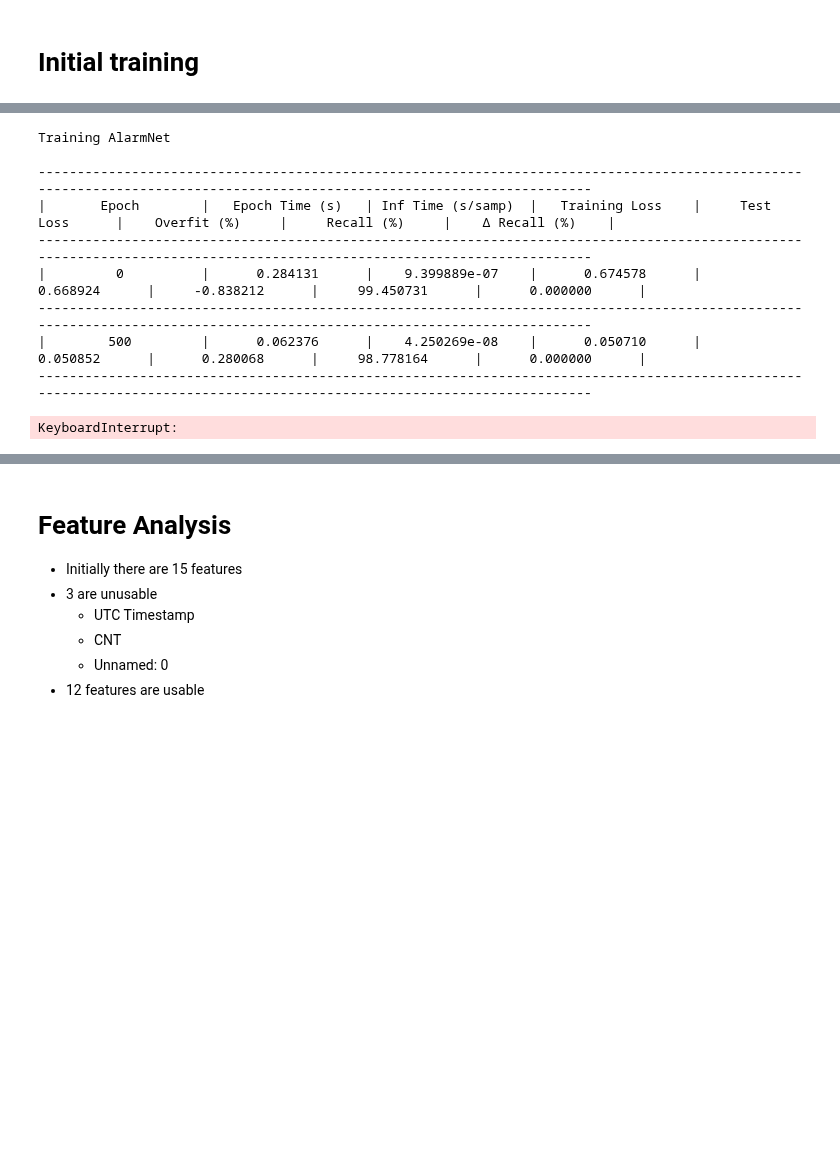
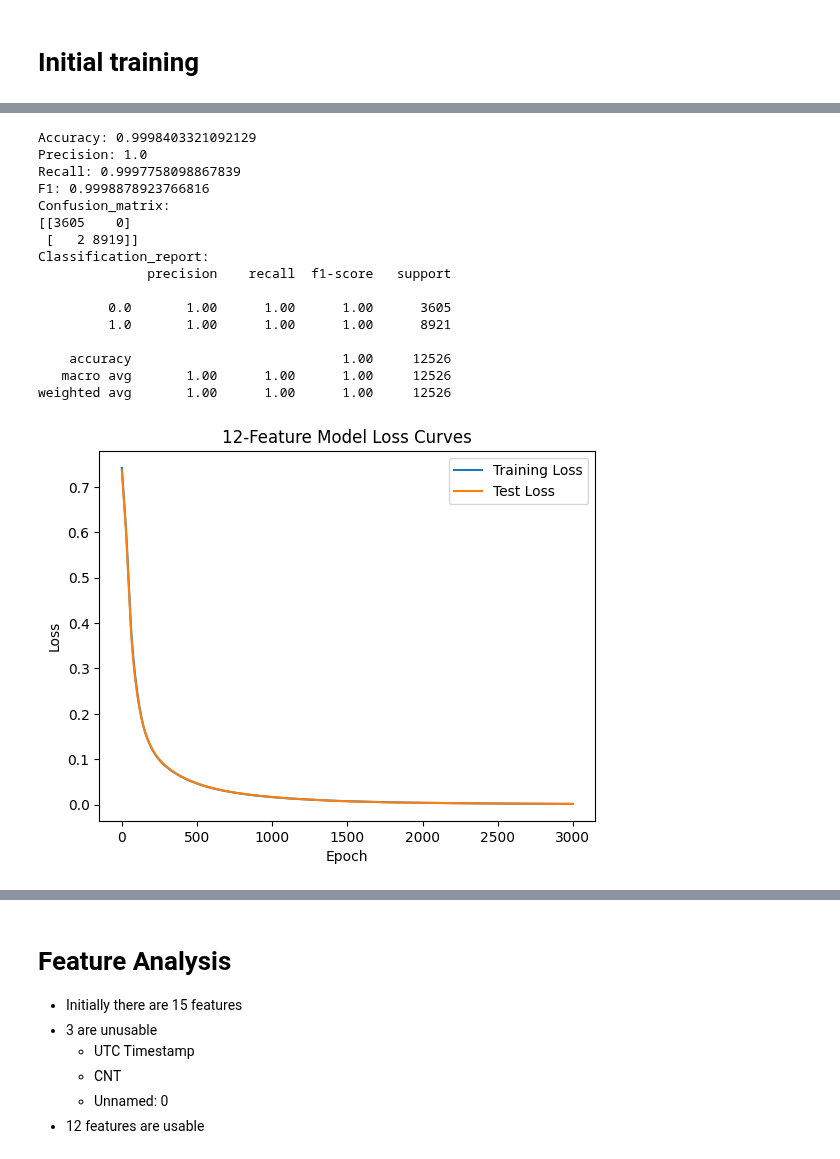
Before and after one commit to jaskinkabir/Intro_ML_Project, a Jupyter notebook: Proj.ipynb, the cells around one changed output, grey strips where cells are left out. Cells and saved outputs as stored; diff of their text form; code cells hidden in the pictures; blank space fills up the shorter version.

```diff
--- a/Proj.ipynb
+++ b/Proj.ipynb
@@ -33,46 +30,56 @@ The autoreload extension is already loaded. To reload it, use:
 # %%
 from alarmnetclass import AlarmNet
 import torch
 from torch import nn
+device = torch.device('cuda' if torch.cuda.is_available() else 'cpu')
+retrain = False
+if retrain:
+    full_model = AlarmNet(
+        num_features=X_train_raw.shape[1],
+        activation = nn.ReLU,
+        hidden_layers=[64, 32]
 
-device = 'cuda' if torch.cuda.is_available() else 'cpu'
-full_model = AlarmNet(
-    num_features=X_train_raw.shape[1],
-    activation = nn.ReLU,
-    hidden_layers=[64, 32]
+    ).to(device)
+    X_train_raw_device = torch.tensor(X_train_raw).float().to(device)
+    X_test_raw_device = torch.tensor(X_test_raw).float().to(device)
+    Y_train_raw_device = torch.tensor(Y_train_raw).float().view(-1, 1).to(device)
+    Y_test_raw_device = torch.tensor(Y_test_raw).float().view(-1, 1).to(device)
 
-).to(device)
-
-X_train_raw_device = torch.tensor(X_train_raw).float().to(device)
-X_test_raw_device = torch.tensor(X_test_raw).float().to(device)
-Y_train_raw_device = torch.tensor(Y_train_raw).float().view(-1, 1).to(device)
-Y_test_raw_device = torch.tensor(Y_test_raw).float().view(-1, 1).to(device)
-
-full_model.train_model(
-    epochs=3000,
-    X_train=X_train_raw_device,
-    X_test=X_test_raw_device,
-    Y_train=Y_train_raw_device,
-    Y_test=Y_test_raw_device,
-    optimizer = torch.optim.Adam,
-    optimizer_kwargs={'lr': 1e-3},
-    scheduler_kwargs={'factor': 0.5, 'patience': 4000, 'threshold': 1e-3},
-    header_epoch = 70000,
-    print_epoch = 500
-)
+    full_model.train_model(
+        epochs=3000,
+        X_train=X_train_raw_device,
+        X_test=X_test_raw_device,
+        Y_train=Y_train_raw_device,
+        Y_test=Y_test_raw_device,
+        optimizer = torch.optim.Adam,
+        optimizer_kwargs={'lr': 1e-3},
+        scheduler_kwargs={'factor': 0.5, 'patience': 4000, 'threshold': 1e-3},
+        header_epoch = 70000,
+        print_epoch = 500
+    )
+    torch.save(full_model, 'models/full_model.pth')
+else:
+    full_model = torch.load('models/full_model.pth')
 full_model.print_results()
 full_model.plot_training("12-Feature Model Loss Curves")
 # %% [output]
-Training AlarmNet
+Accuracy: 0.9998403321092129
+Precision: 1.0
+Recall: 0.9997758098867839
+F1: 0.9998878923766816
+Confusion_matrix:
+[[3605    0]
+ [   2 8919]]
+Classification_report:
+              precision    recall  f1-score   support
 
--------------------------------------------------------------------------------------------------------------------------------------------------------------------------
-|       Epoch        |   Epoch Time (s)   | Inf Time (s/samp)  |   Training Loss    |     Test Loss      |    Overfit (%)     |     Recall (%)     |    Δ Recall (%)    |
--------------------------------------------------------------------------------------------------------------------------------------------------------------------------
-|         0          |      0.284131      |    9.399889e-07    |      0.674578      |      0.668924      |     -0.838212      |     99.450731      |      0.000000      |
--------------------------------------------------------------------------------------------------------------------------------------------------------------------------
-|        500         |      0.062376      |    4.250269e-08    |      0.050710      |      0.050852      |      0.280068      |     98.778164      |      0.000000      |
--------------------------------------------------------------------------------------------------------------------------------------------------------------------------
+         0.0       1.00      1.00      1.00      3605
+         1.0       1.00      1.00      1.00      8921
+
+    accuracy                           1.00     12526
+   macro avg       1.00      1.00      1.00     12526
+weighted avg       1.00      1.00      1.00     12526
-KeyboardInterrupt:
+[figure, added]
 # %%
 full_model.plot_confusion_matrix("12-Feature Model Confusion Matrix")
 # %% [output]
```
Also changed, not shown: parts of 7 cells of this notebook, 6 other files.
